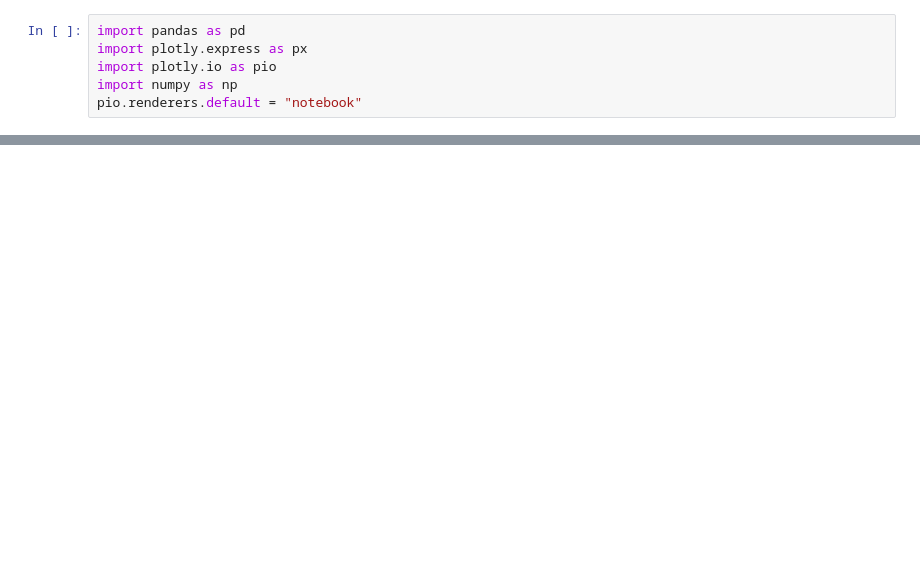
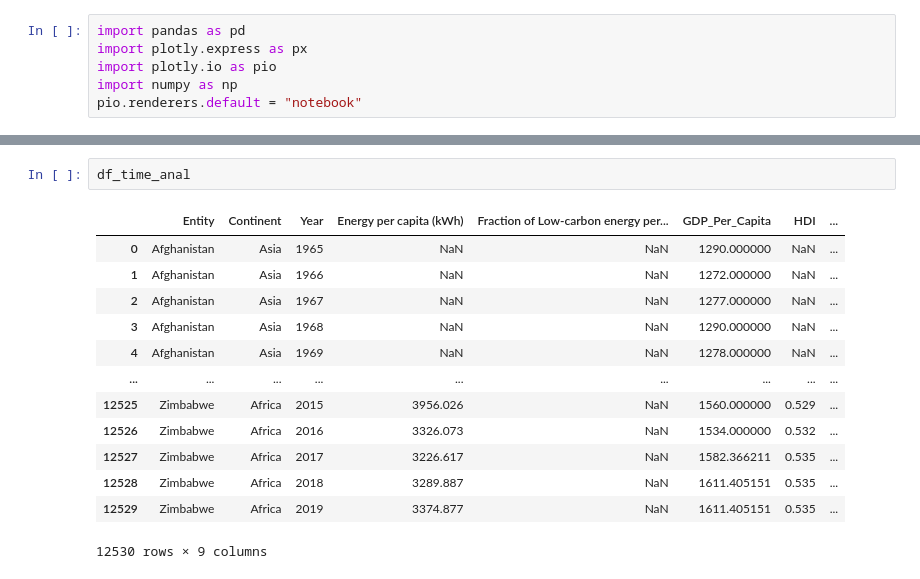
Before and after one commit to Moesen/SocialDataFinalProject, a Jupyter notebook: src/data_analysis/Energy_Socio_analysis.ipynb, the cells around one changed output, grey strips where cells are left out. Drawn from its saved outputs; the diff is of its cells as text; blank space fills up the shorter version.

```diff
--- a/src/data_analysis/Energy_Socio_analysis.ipynb
+++ b/src/data_analysis/Energy_Socio_analysis.ipynb
@@ -70,0 +72,16 @@ dtype: object
+# %%
+df_time_anal
+# %% [output]
+|  | Entity | Continent | Year | Energy per capita (kWh) | Fraction of Low-carbon energy per... | GDP_Per_Capita | HDI | ... |
+| 0 | Afghanistan | Asia | 1965 | NaN | NaN | 1290.000000 | NaN | ... |
+| 1 | Afghanistan | Asia | 1966 | NaN | NaN | 1272.000000 | NaN | ... |
+| 2 | Afghanistan | Asia | 1967 | NaN | NaN | 1277.000000 | NaN | ... |
+| 3 | Afghanistan | Asia | 1968 | NaN | NaN | 1290.000000 | NaN | ... |
+| 4 | Afghanistan | Asia | 1969 | NaN | NaN | 1278.000000 | NaN | ... |
+| ... | ... | ... | ... | ... | ... | ... | ... | ... |
+| 12525 | Zimbabwe | Africa | 2015 | 3956.026 | NaN | 1560.000000 | 0.529 | ... |
+| 12526 | Zimbabwe | Africa | 2016 | 3326.073 | NaN | 1534.000000 | 0.532 | ... |
+| 12527 | Zimbabwe | Africa | 2017 | 3226.617 | NaN | 1582.366211 | 0.535 | ... |
+| 12528 | Zimbabwe | Africa | 2018 | 3289.887 | NaN | 1611.405151 | 0.535 | ... |
+| 12529 | Zimbabwe | Africa | 2019 | 3374.877 | NaN | 1611.405151 | 0.535 | ... |
+12530 rows × 9 columns
```
Also changed, not shown: parts of 15 cells of this notebook, 4 other files.
